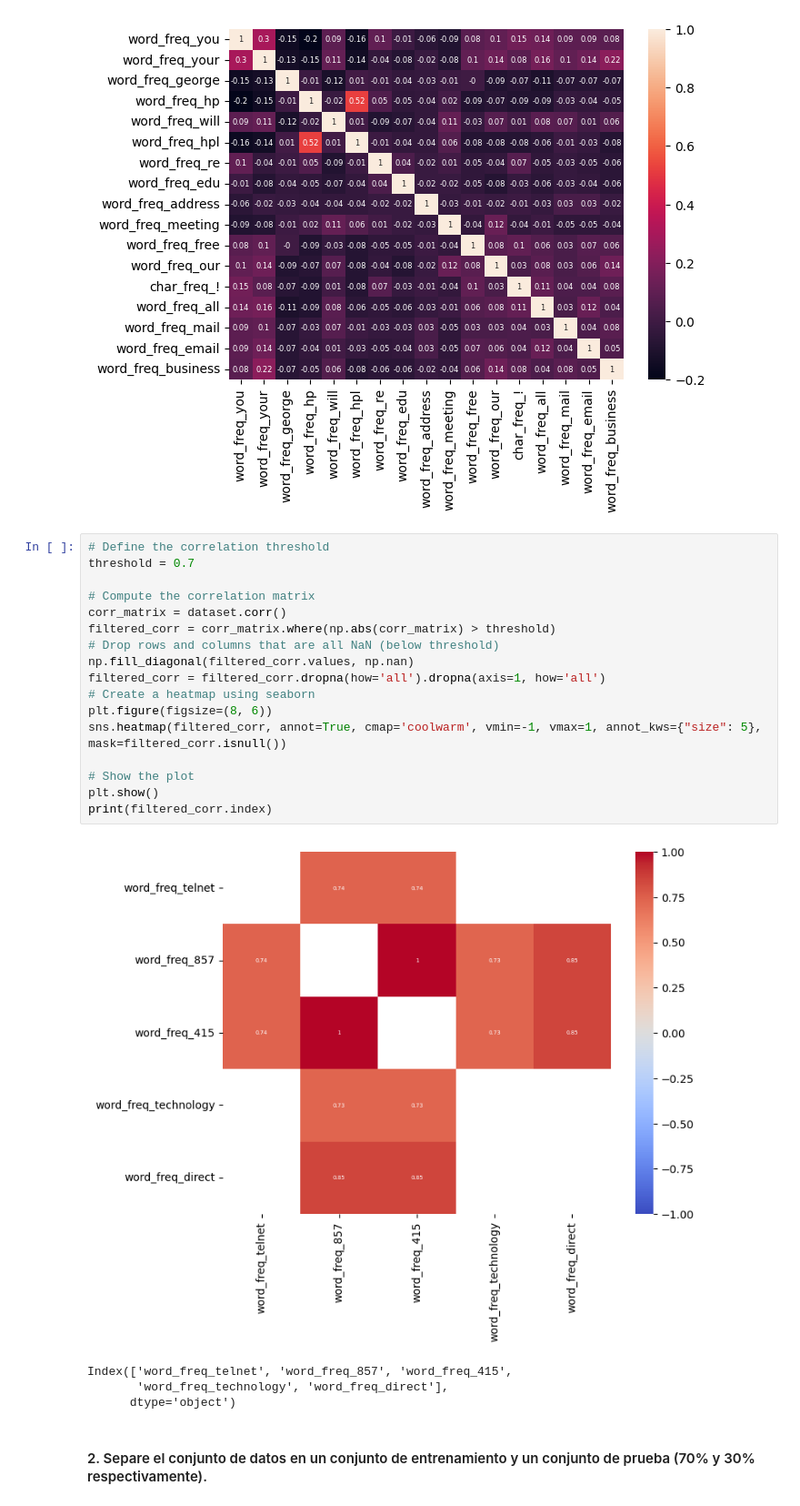
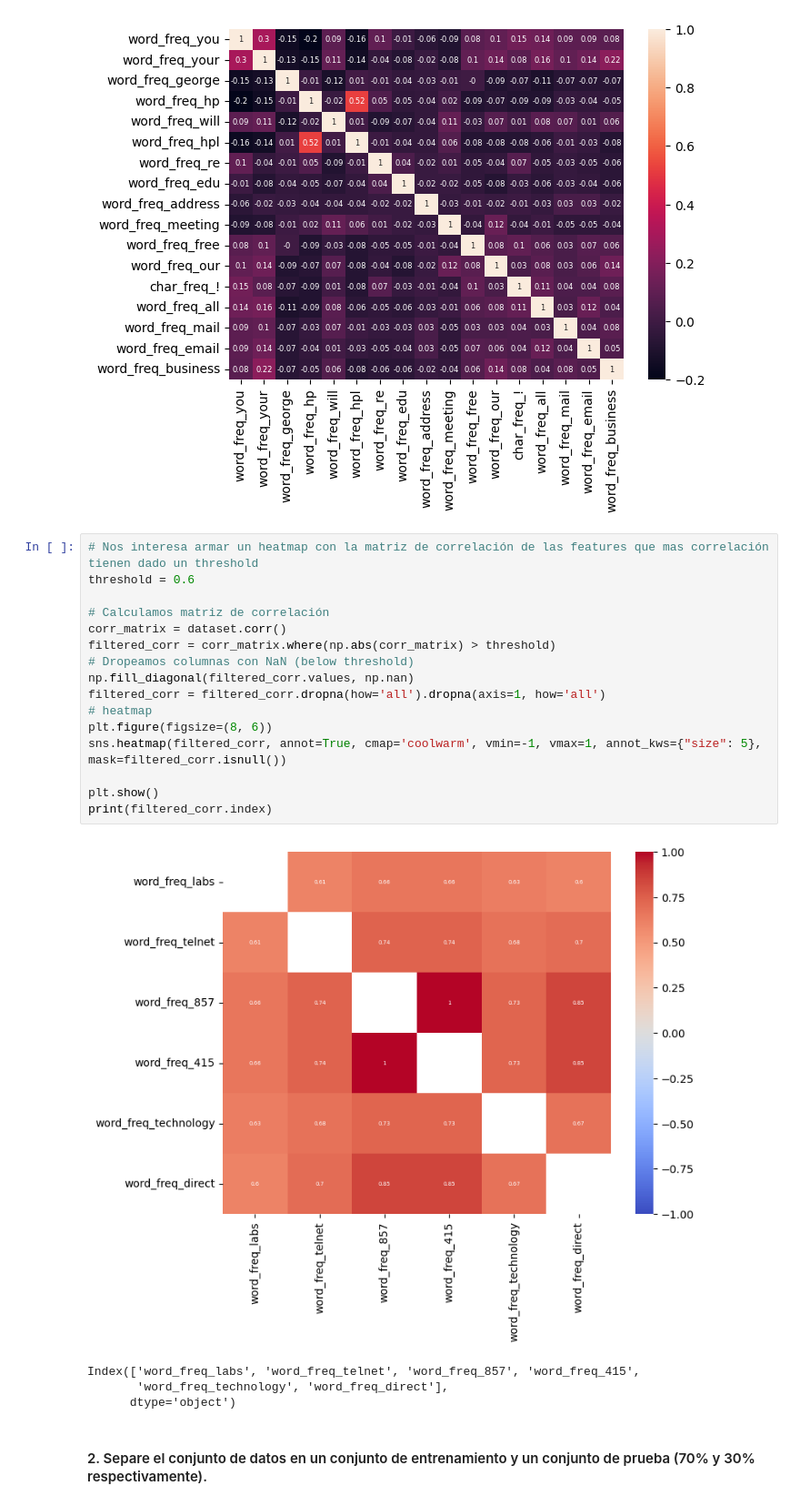
Before and after one commit to FIUBA-CEIA-18Co2024/IIA-TP3, a Jupyter notebook: notebook.ipynb, the cells around one changed output. Shown at 91% size. Drawn from its saved outputs; the diff is of its cells as text.

Commit message:
add plots item 1

```diff
--- a/notebook.ipynb
+++ b/notebook.ipynb
@@ -178,25 +178,24 @@ sns.heatmap(data=default_profit, annot=True, annot_kws={"size": 6});
 # %% [output]
 [figure]
 # %%
-# Define the correlation threshold
-threshold = 0.7
+# Nos interesa armar un heatmap con la matriz de correlación de las features que mas correlación tienen dado un threshold
+threshold = 0.6
 
-# Compute the correlation matrix
+# Calculamos matriz de correlación
 corr_matrix = dataset.corr()
 filtered_corr = corr_matrix.where(np.abs(corr_matrix) > threshold)
-# Drop rows and columns that are all NaN (below threshold)
+# Dropeamos columnas con NaN (below threshold)
 np.fill_diagonal(filtered_corr.values, np.nan)
 filtered_corr = filtered_corr.dropna(how='all').dropna(axis=1, how='all')
-# Create a heatmap using seaborn
+# heatmap
 plt.figure(figsize=(8, 6))
 sns.heatmap(filtered_corr, annot=True, cmap='coolwarm', vmin=-1, vmax=1, annot_kws={"size": 5}, mask=filtered_corr.isnull())
 
-# Show the plot
 plt.show()
 print(filtered_corr.index)
 # %% [output]
-[figure, old version]
+[figure, new version]
-Index(['word_freq_telnet', 'word_freq_857', 'word_freq_415',
+Index(['word_freq_labs', 'word_freq_telnet', 'word_freq_857', 'word_freq_415',
        'word_freq_technology', 'word_freq_direct'],
       dtype='object')
 # %% [markdown]
```
Also changed, not shown: parts of 9 cells of this notebook.
